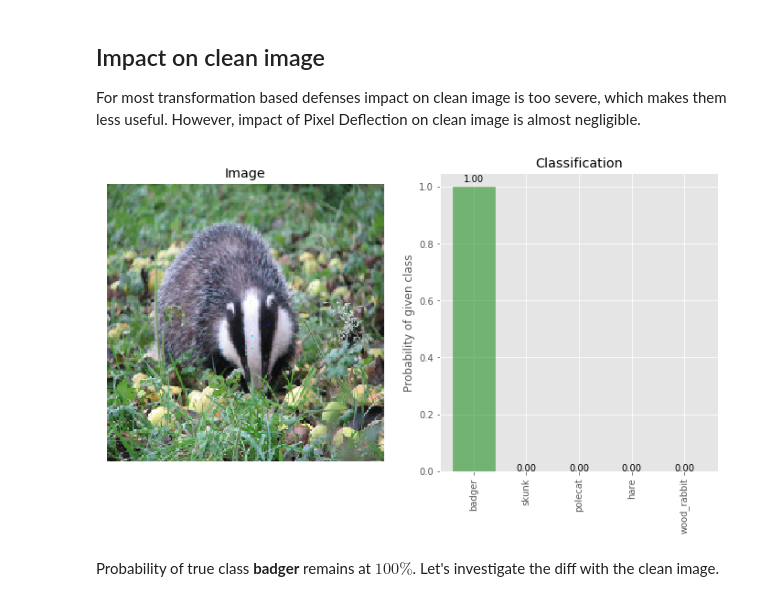
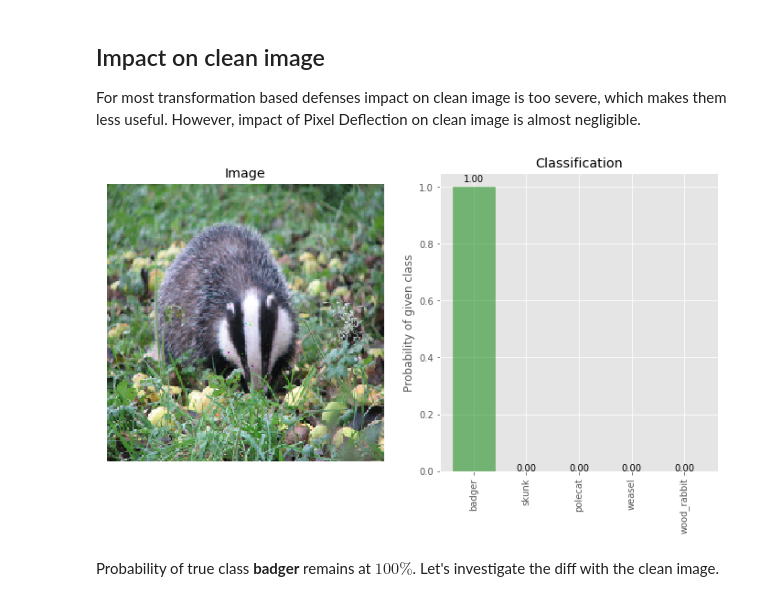
Before and after one commit to iamaaditya/pixel-deflection, a Jupyter notebook: demo.ipynb, the cells around one changed output. Saved outputs shown, nothing was run; the diff lists cells and outputs as text; code cells hidden in the pictures.

```diff
--- a/demo.ipynb
+++ b/demo.ipynb
@@ -146,10 +148,11 @@ If deflecting $200$ pixels can cause such a major change in the class probabilit
 For most transformation based defenses impact on clean image is too severe, which makes them less useful.
 However, impact of Pixel Deflection on clean image is almost negligible.
 # %%
-img_clean_deflected = pixel_deflection_without_map(img_clean, deflections=200, window=20)
+# deflections on clean image
+img_clean_deflected = pixel_deflection_without_map(img_clean, deflections=200, window=10)
 _ = classify_images([img_clean_deflected], true_label, visualize=True)
 # %% [output]
-[figure, old version]
+[figure, new version]
 # %% [markdown]
 Probability of true class **badger** remains at $100\%$.
 Let's investigate the diff with the clean image.
```
Also changed, not shown: parts of 24 cells of this notebook, 3 other files.
